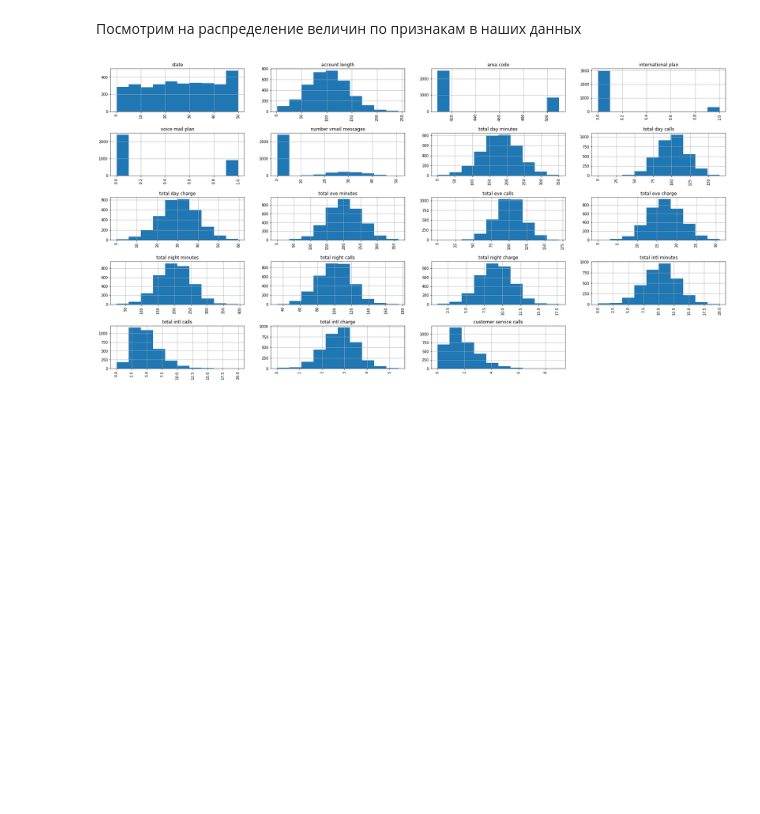
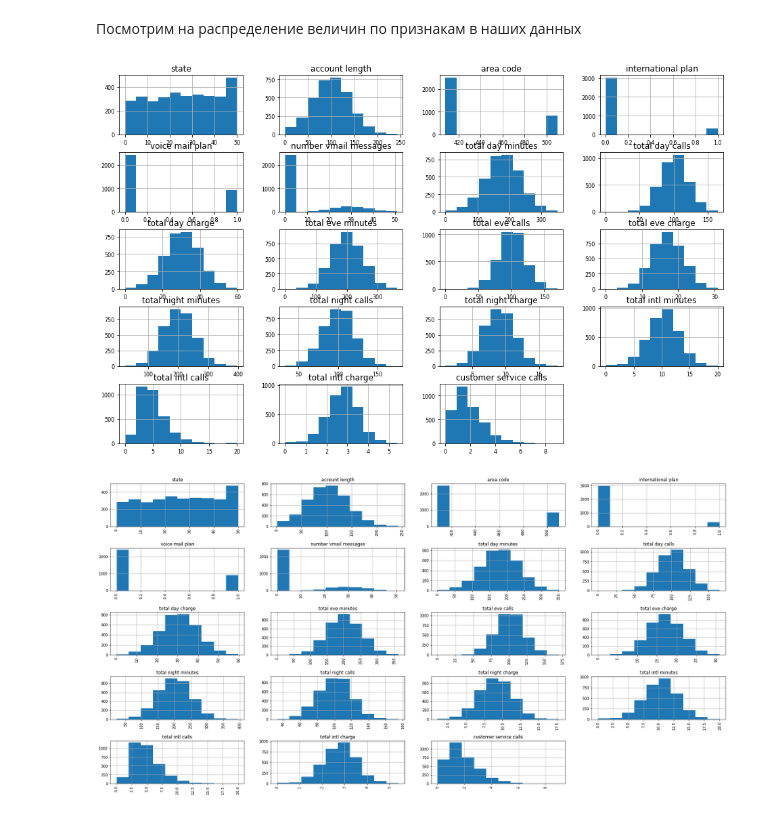
Before and after one commit to alexmal2804/hwds, a Jupyter notebook: Копия_блокнота_"Большое_ДЗ_1_ipynb".ipynb, the cells around one changed output. Cells and saved outputs as stored; diff of their text form; code cells hidden in the pictures; blank space fills up the shorter version.

```diff
--- a/Копия_блокнота_"Большое_ДЗ_1_ipynb".ipynb
+++ b/Копия_блокнота_"Большое_ДЗ_1_ipynb".ipynb
@@ -239,6 +239,11 @@ learn_data.head()
 | 4 | 36 | 75 | 415 | 1 | 0 | 0 | ... |
 # %% [markdown]
 Посмотрим на распределение величин по признакам в наших данных
+# %%
+learn_data.hist(figsize = (16,10), xlabelsize = 8, ylabelsize = 8)
+plt.show()
+# %% [output]
+[figure, added]
 # %%
 fig = plt.figure(figsize=(30,15))
 cols = 4
```
Also changed, not shown: parts of 10 cells of this notebook.
